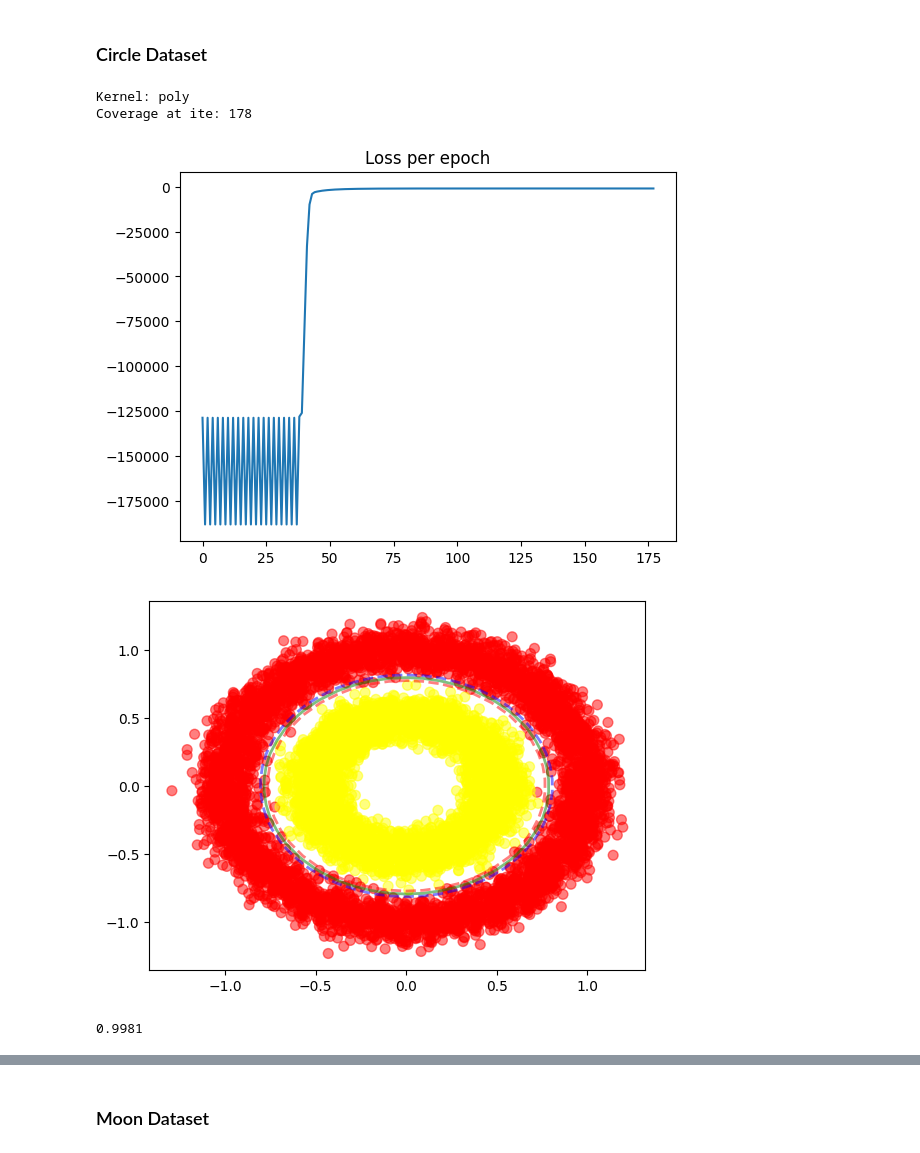
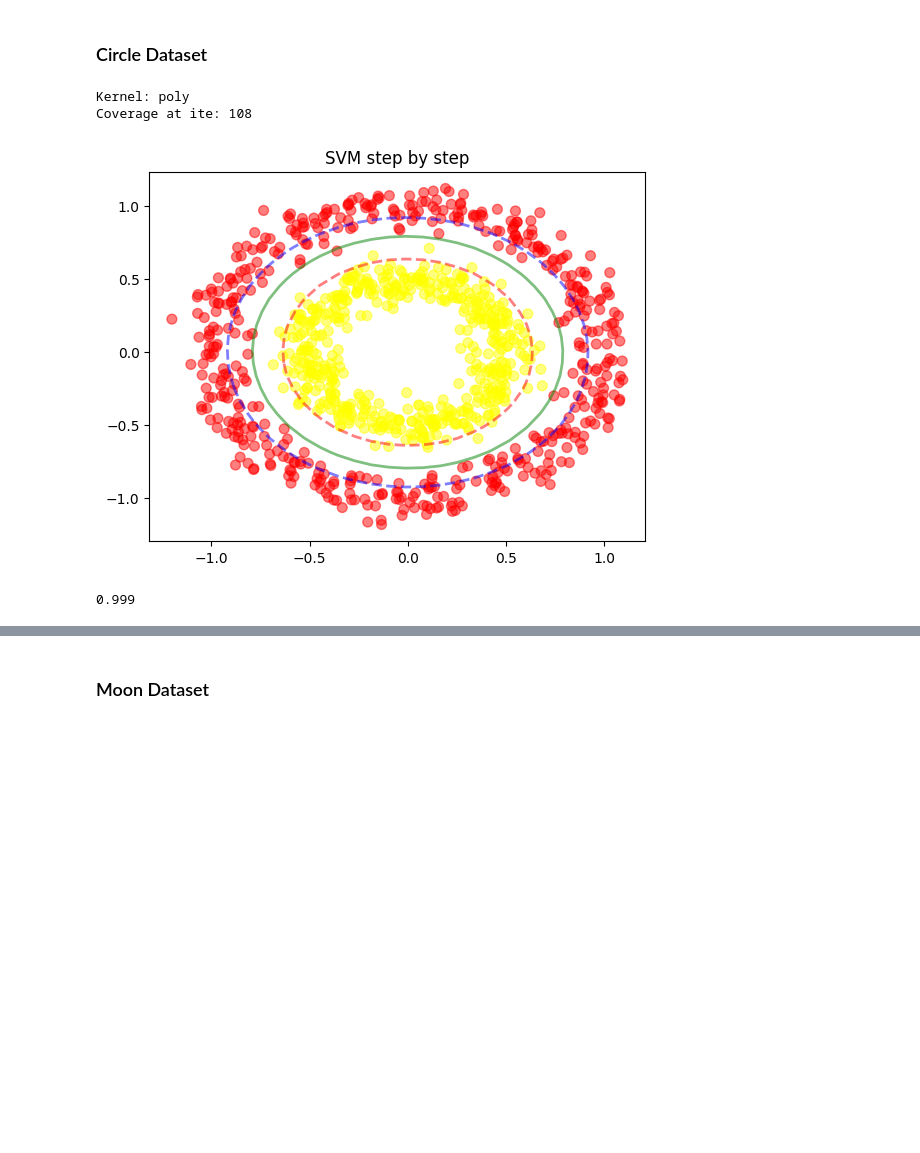
Before and after one commit to minquan-alt/AI, a Jupyter notebook: MachineLearning/SVM/SVM-Kernel.ipynb, the cells around one changed output, grey strips where cells are left out. Cells and saved outputs as stored; diff of their text form; code cells hidden in the pictures; blank space fills up the shorter version.

```diff
--- a/MachineLearning/SVM/SVM-Kernel.ipynb
+++ b/MachineLearning/SVM/SVM-Kernel.ipynb
@@ -105,6 +105,7 @@ class SVM:
         return np.mean(y == y_hat)
     def visualize(self):
         plt.scatter(self.X[:, 0], self.X[:, 1], c=self.y, s=50, cmap='autumn', alpha=.5)
+        plt.title("SVM step by step")
         ax = plt.gca()
         xlim = ax.get_xlim()
         ylim = ax.get_ylim()
@@ -124,18 +125,17 @@ class SVM:
 ### Circle Dataset
 # %%
 from sklearn.datasets import make_circles
-X, y = make_circles(10000, factor=.5, noise=.08, random_state=42)
+X, y = make_circles(1000, factor=.5, noise=.08, random_state=42)
 y[y ==0 ] = -1
 svm = SVM(C=0.1, kernel='poly', gamma=0.1, degree=2)
 svm.fit(X, y, lr = 0.01, epochs=500)
 svm.visualize()
 print(svm.score(X, y))
 # %% [output]
 Kernel: poly
-Coverage at ite: 178
+Coverage at ite: 108
-[figure, old version]
+[figure, new version]
-[figure, removed]
-0.9981
+0.999
 # %%
 from sklearn.svm import SVC
 # SVM scikit-learn
```
Also changed, not shown: parts of 6 cells of this notebook, 12 other files.
